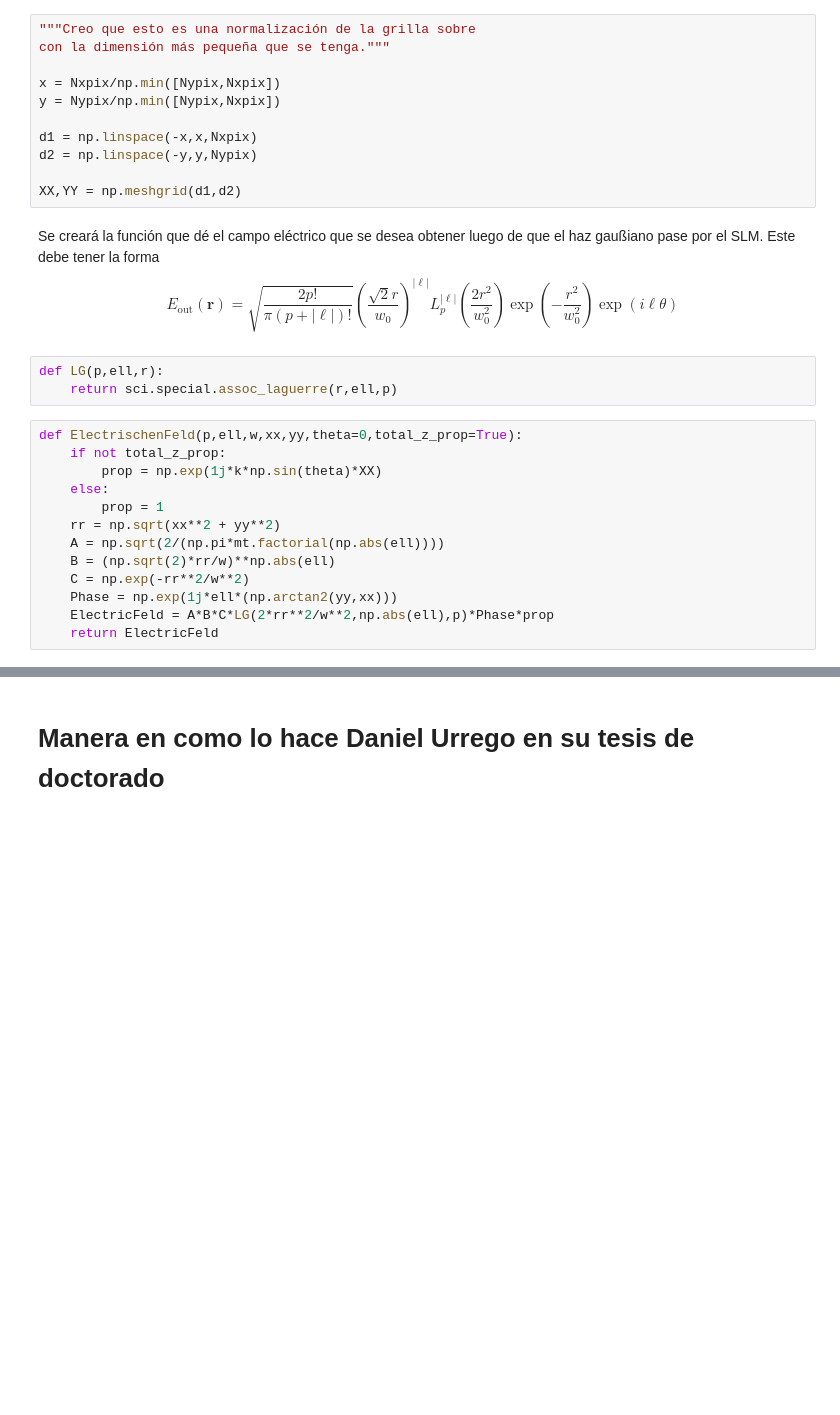
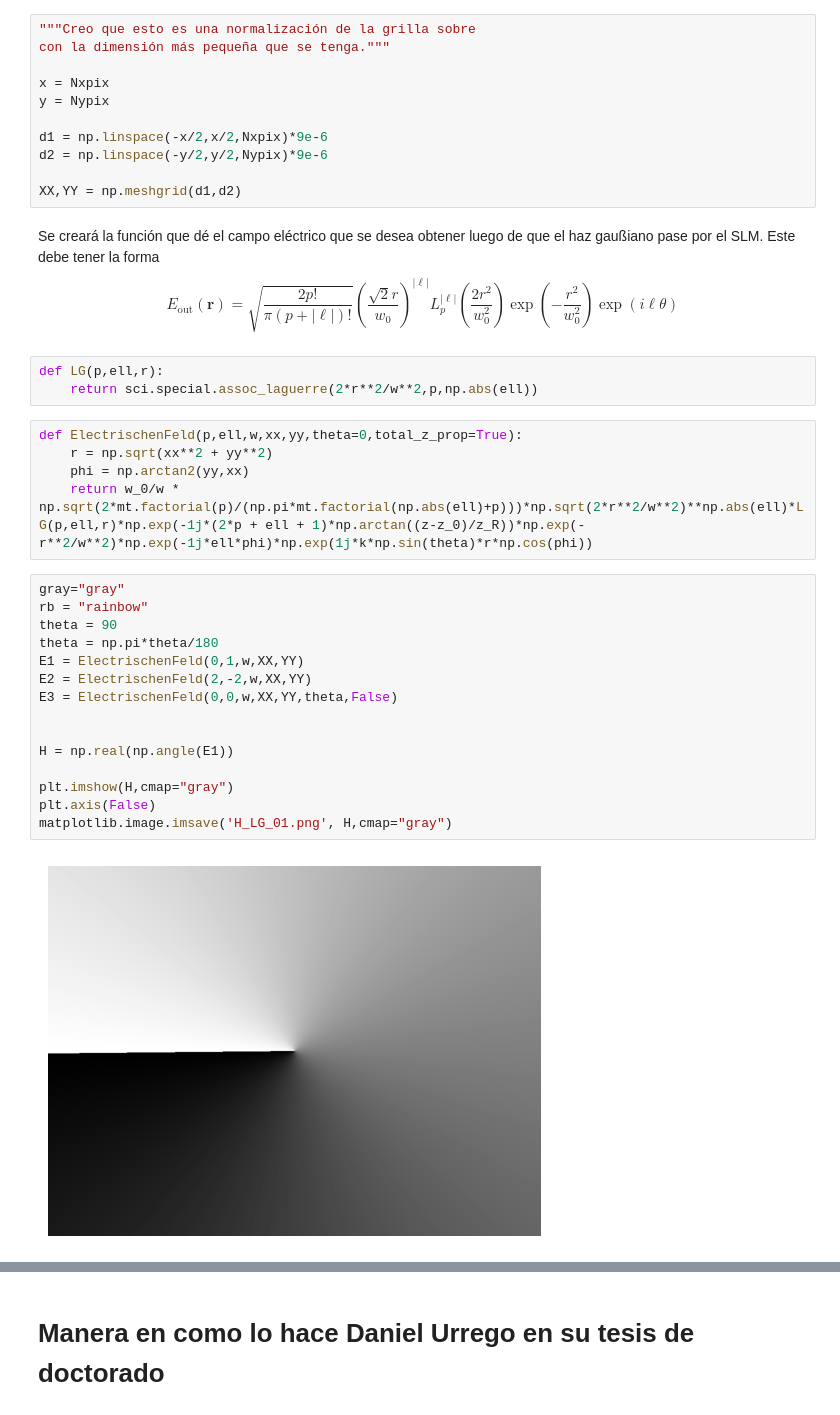
Before and after one commit to andresarias1105/Proyecto_SLM, a Jupyter notebook: Hologram-generation.ipynb, the cells around one changed output, grey strips where cells are left out. Cells and saved outputs as stored; diff of their text form; blank space fills up the shorter version.

```diff
--- a/Hologram-generation.ipynb
+++ b/Hologram-generation.ipynb
@@ -38,31 +42,40 @@ Se define la grilla de la imagen que contendrá el holograma.
 """Creo que esto es una normalización de la grilla sobre
 con la dimensión más pequeña que se tenga."""
 
-x = Nxpix/np.min([Nypix,Nxpix])
-y = Nypix/np.min([Nypix,Nxpix])
+x = Nxpix
+y = Nypix
 
-d1 = np.linspace(-x,x,Nxpix)
-d2 = np.linspace(-y,y,Nypix)
+d1 = np.linspace(-x/2,x/2,Nxpix)*9e-6
+d2 = np.linspace(-y/2,y/2,Nypix)*9e-6
 
 XX,YY = np.meshgrid(d1,d2)
 # %% [markdown]
 Se creará la función que dé el campo eléctrico que se desea obtener luego de que el haz gaußiano pase por el SLM. Este debe tener la forma $$ E_{\text{out}}(\mathbf{r}) = \sqrt{\frac{2p!}{\pi(p +|\ell|)!}} \left(\frac{\sqrt{2}r}{w_0} \right)^{|\ell|}L_{p}^{|\ell|}\left( \frac{2r^2}{w_0^2}\right)\exp\left(-\frac{r^2}{w_0^2} \right) \exp\left( i\ell \theta\right)$$
 # %%
 def LG(p,ell,r):
-    return sci.special.assoc_laguerre(r,ell,p)
+    return sci.special.assoc_laguerre(2*r**2/w**2,p,np.abs(ell))
-# %%
-def ElectrischenFeld(p,ell,w,xx,yy,theta=0,total_z_prop=True):
-    if not total_z_prop:
-        prop = np.exp(1j*k*np.sin(theta)*XX)
-    else:
-        prop = 1
-    rr = np.sqrt(xx**2 + yy**2)
-    A = np.sqrt(2/(np.pi*mt.factorial(np.abs(ell))))
-    B = (np.sqrt(2)*rr/w)**np.abs(ell)
-    C = np.exp(-rr**2/w**2)
-    Phase = np.exp(1j*ell*(np.arctan2(yy,xx)))
-    ElectricFeld = A*B*C*LG(2*rr**2/w**2,np.abs(ell),p)*Phase*prop
-    return ElectricFeld
+# %%
+def ElectrischenFeld(p,ell,w,xx,yy,theta=0,total_z_prop=True):
+    r = np.sqrt(xx**2 + yy**2)
+    phi = np.arctan2(yy,xx)
+    return w_0/w * np.sqrt(2*mt.factorial(p)/(np.pi*mt.factorial(np.abs(ell)+p)))*np.sqrt(2*r**2/w**2)**np.abs(ell)*LG(p,ell,r)*np.exp(-1j*(2*p + ell + 1)*np.arctan((z-z_0)/z_R))*np.exp(-r**2/w**2)*np.exp(-1j*ell*phi)*np.exp(1j*k*np.sin(theta)*r*np.cos(phi))
+# %%
+gray="gray"
+rb = "rainbow"
+theta = 90
+theta = np.pi*theta/180
+E1 = ElectrischenFeld(0,1,w,XX,YY)
+E2 = ElectrischenFeld(2,-2,w,XX,YY)
+E3 = ElectrischenFeld(0,0,w,XX,YY,theta,False)
+
+
+H = np.real(np.angle(E1))
+
+plt.imshow(H,cmap="gray")
+plt.axis(False)
+matplotlib.image.imsave('H_LG_01.png', H,cmap="gray")
+# %% [output]
+[figure, added]
 # %%
 gray="gray"
 rb = "rainbow"
```
Also changed, not shown: parts of 7 cells of this notebook.
